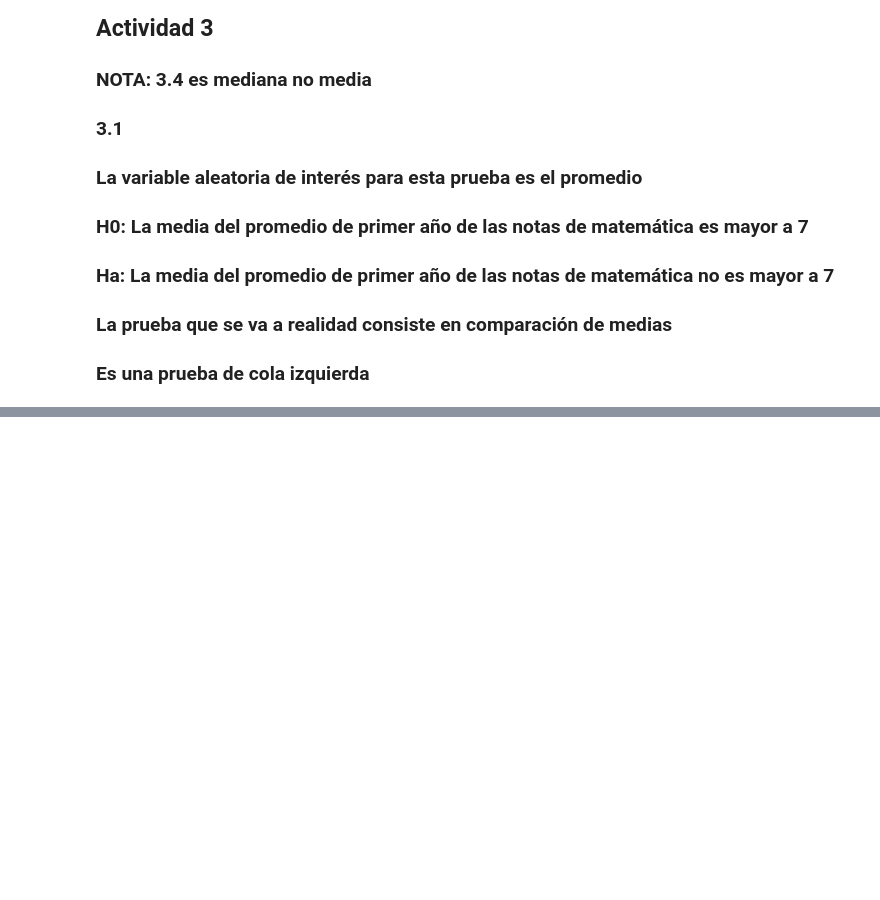
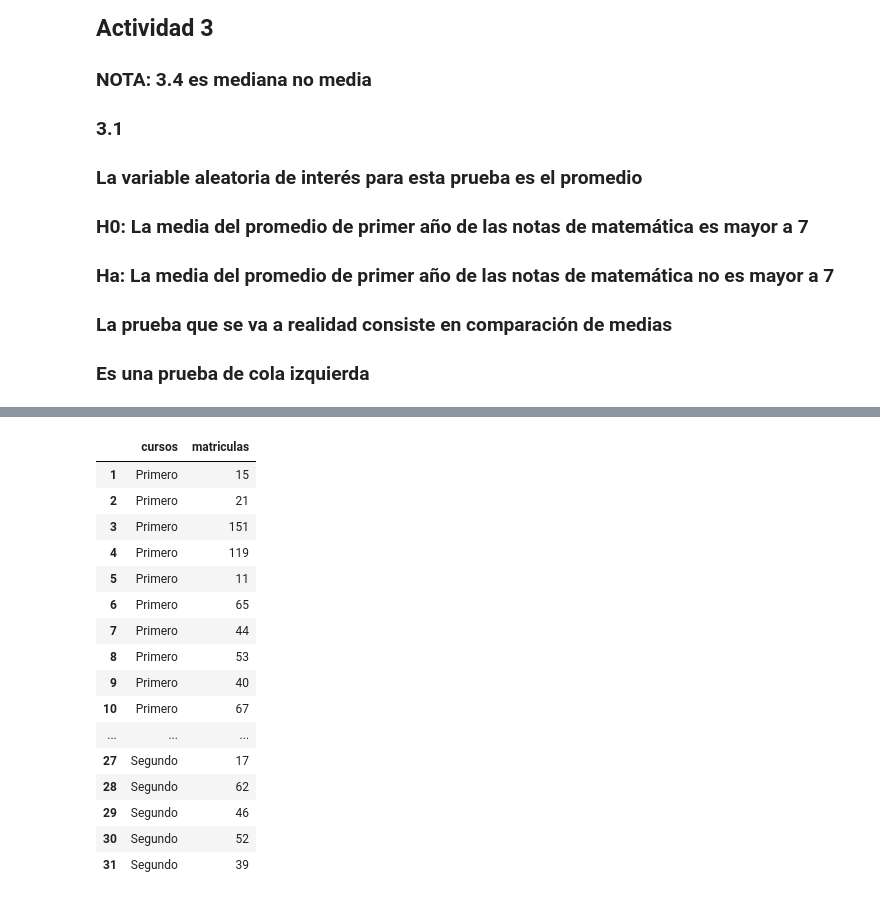
Before and after one commit to Nefertumm/EDM_2023, a Jupyter notebook: Dataset_escuelas/TP1.ipynb, the cells around one changed output, grey strips where cells are left out. Cells and saved outputs as stored; diff of their text form; code cells hidden in the pictures; blank space fills up the shorter version.

```diff
--- a/Dataset_escuelas/TP1.ipynb
+++ b/Dataset_escuelas/TP1.ipynb
@@ -1854,0 +1996,23 @@ abline(v = med_y, col = 'green')
+# %%
+cursos <- as.factor(c(rep("Primero",length(bd_completa_secu$Primero)),rep("Segundo",length(bd_completa_secu$Segundo)),rep("Tercero",length(bd_completa_secu$Tercero)),rep("Cuarto",length(bd_completa_secu$Cuarto)),rep("Quinto",length(bd_completa_secu$Quinto)),rep("Sexto",length(bd_completa_secu$Sexto)),rep("Septimo",length(bd_completa_secu$Septimo))))
+matriculas <- as.numeric(c(bd_completa_secu$Primero,bd_completa_secu$Segundo,bd_completa_secu$Tercero,bd_completa_secu$Cuarto,bd_completa_secu$Quinto,bd_completa_secu$Sexto,bd_completa_secu$Septimo))
+data_bp <- na.omit(data.frame(cursos, matriculas))
+head(data_bp,30)
+# %% [output]
+|  | cursos | matriculas |
+| 1 | Primero | 15 |
+| 2 | Primero | 21 |
+| 3 | Primero | 151 |
+| 4 | Primero | 119 |
+| 5 | Primero | 11 |
+| 6 | Primero | 65 |
+| 7 | Primero | 44 |
+| 8 | Primero | 53 |
+| 9 | Primero | 40 |
+| 10 | Primero | 67 |
+| ... | ... | ... |
+| 27 | Segundo | 17 |
+| 28 | Segundo | 62 |
+| 29 | Segundo | 46 |
+| 30 | Segundo | 52 |
+| 31 | Segundo | 39 |
```
Also changed, not shown: parts of 33 cells of this notebook, 3 other files.
